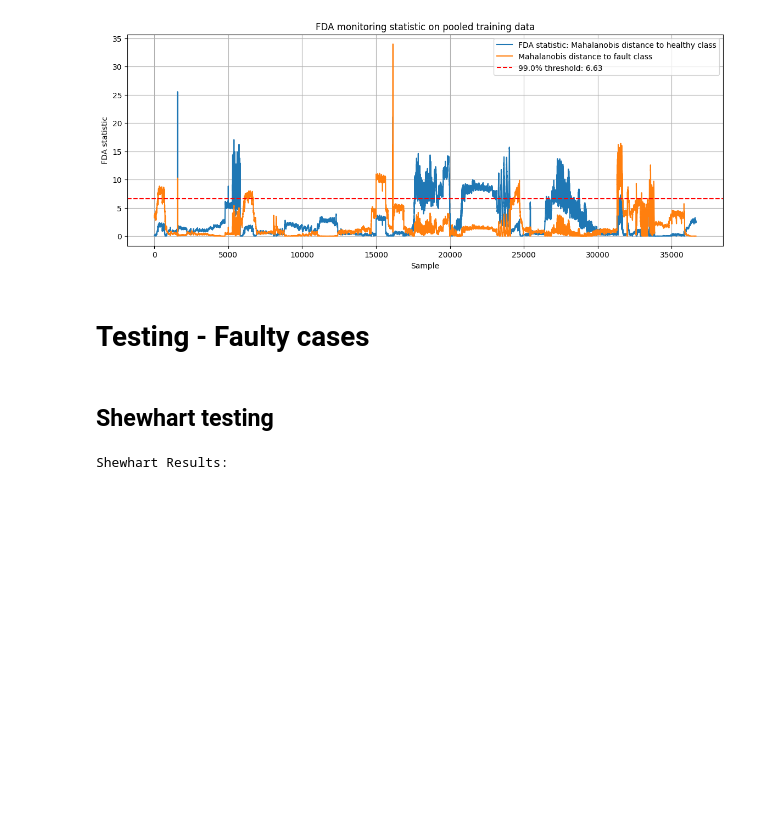
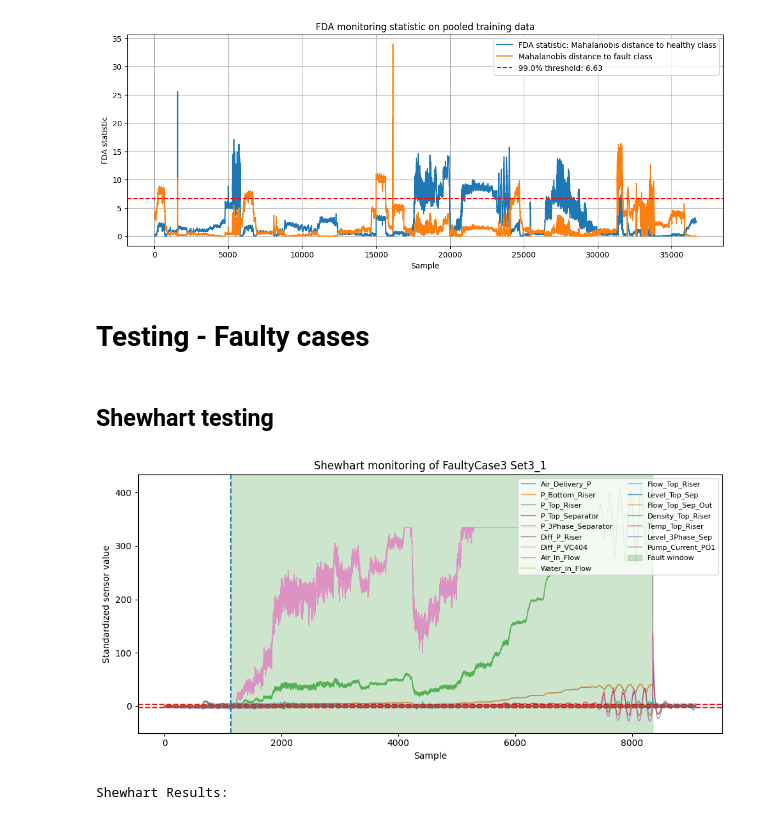
Before and after one commit to PeterAndersen-sdu/Fault-detection-project, a Jupyter notebook: main.ipynb, the cells around one changed output. Drawn from its saved outputs; the diff is of its cells as text; code cells hidden in the pictures; blank space fills up the shorter version.

```diff
--- a/main.ipynb
+++ b/main.ipynb
@@ -781,6 +787,31 @@ plt.show()
 # Testing - Faulty cases
 # %% [markdown]
 ## Shewhart testing
+# %%
+case_name = "FaultyCase3"
+set_name = "Set3_1"
+windows = se_windows[case_name][set_name]
+case_index = list(se_windows.keys()).index(case_name)
+X_fault = fc_sets[case_index][set_name].sensors
+
+fig, ax = plt.subplots(figsize=(10, 5))
+for sensor in X_fault.columns:
+    ax.plot(X_fault.index, X_fault[sensor], label=sensor, linewidth=1.0, alpha=0.75)
+    upper_limit, lower_limit = shewhart_thresholds[sensor]
+    ax.axhline(y=upper_limit, color="red", linestyle="--", alpha=0.15)
+    ax.axhline(y=lower_limit, color="red", linestyle="--", alpha=0.15)
+
+add_fault_spans(ax, windows, color="g", label="Fault window")
+
+ax.set_xlabel("Sample")
+ax.set_ylabel("Standardized sensor value")
+ax.set_title(f"Shewhart monitoring of {case_name} {set_name}")
+ax.legend(loc="upper right", ncol=2, fontsize=8)
+
+plt.tight_layout()
+plt.show()
+# %% [output]
+[figure, added]
 # %%
 # Build a Shewhart summary for every case, set, sensor and per-fault-window; export it.
 
```
Also changed, not shown: parts of 18 cells of this notebook, 1 other file.
